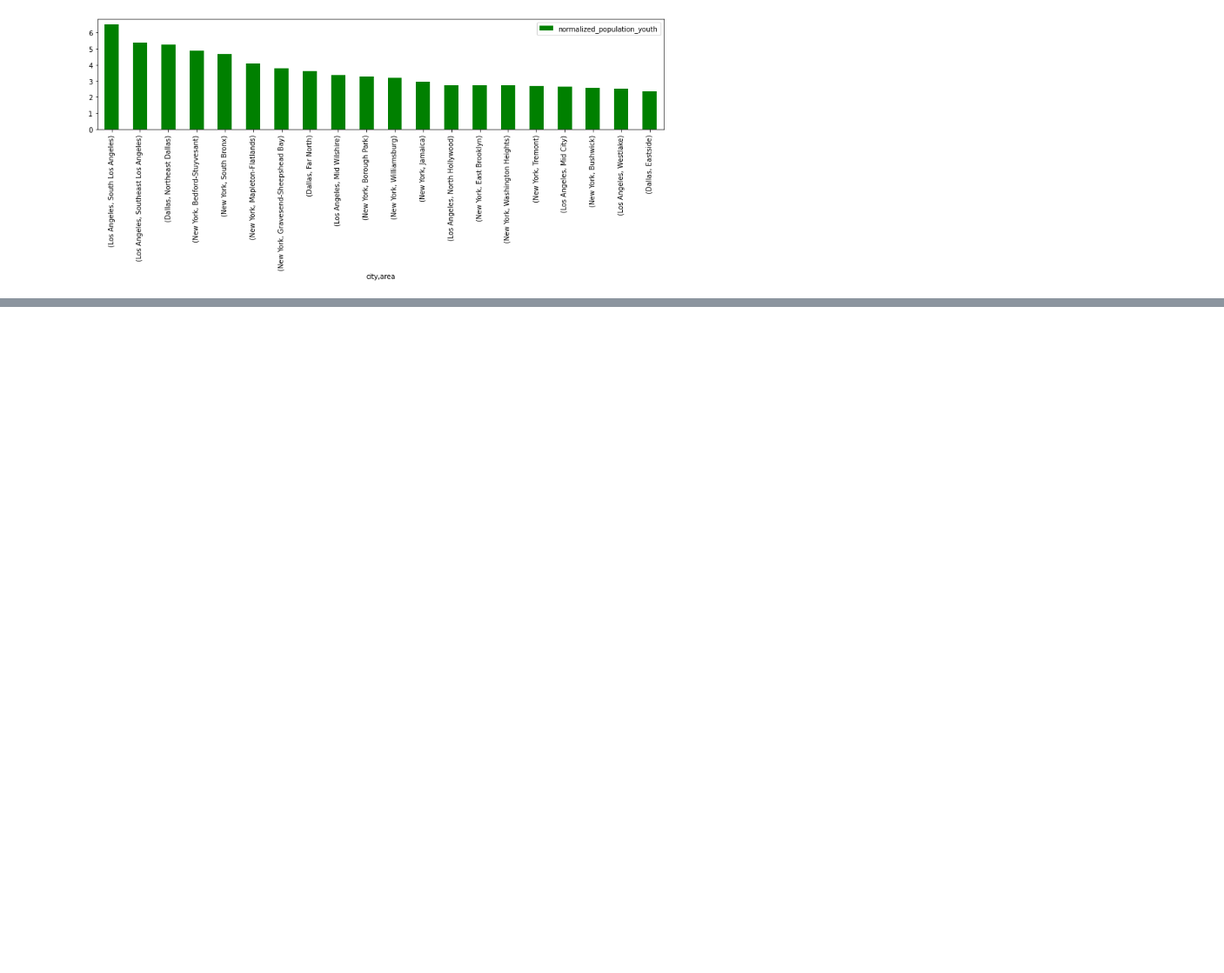
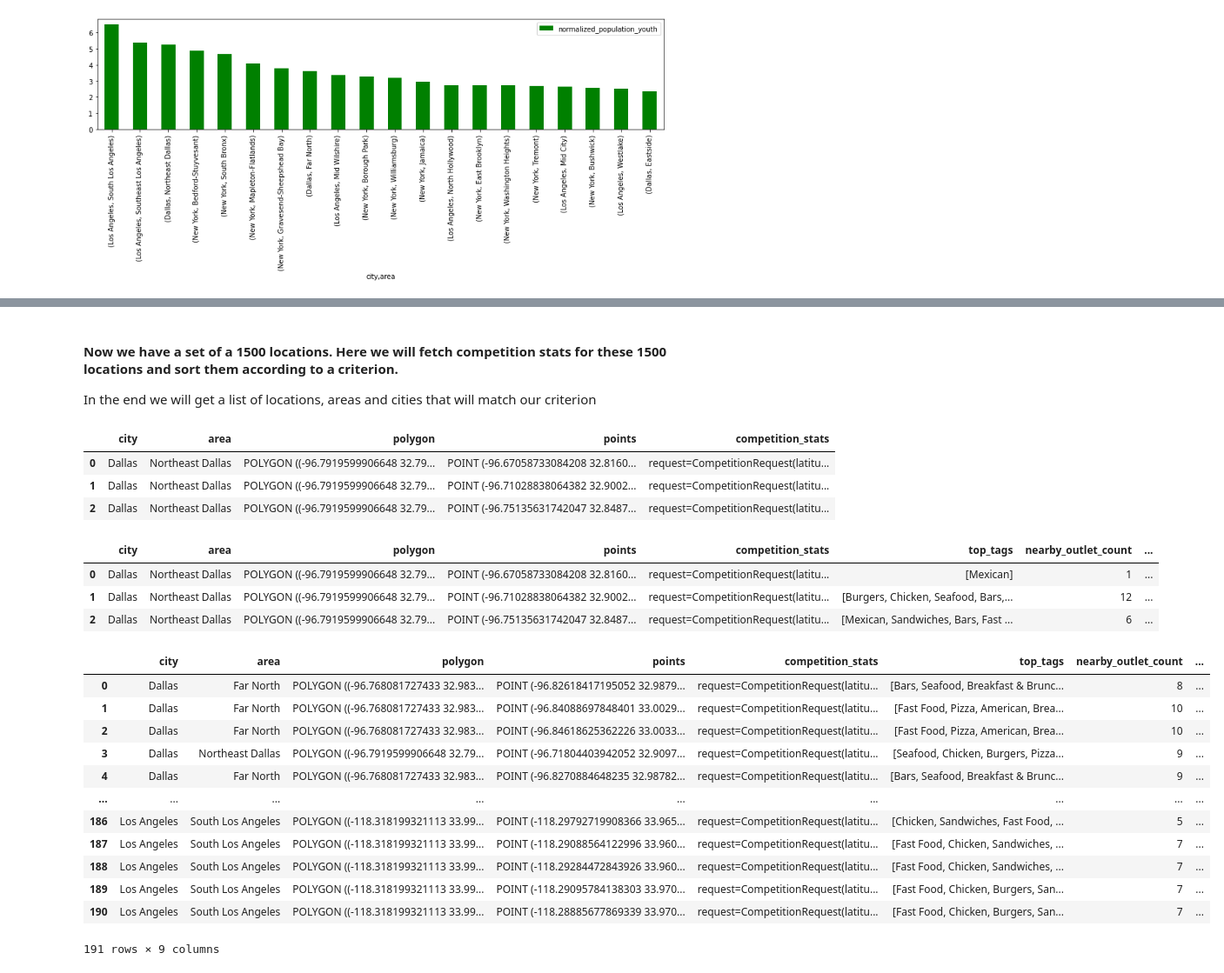
Before and after one commit to dotlas/codeventures, a Jupyter notebook: case-studies/20220815_kunal_bhatia/notebook.ipynb, the cells around one changed output, grey strips where cells are left out. Shown at 87% size. Drawn from its saved outputs; the diff is of its cells as text; code cells hidden in the pictures; blank space fills up the shorter version.

```diff
--- a/case-studies/20220815_kunal_bhatia/notebook.ipynb
+++ b/case-studies/20220815_kunal_bhatia/notebook.ipynb
@@ -295,0 +299,77 @@ df_areas = df_areas[~df_areas['tags'].apply(lambda x: 'Mexican' in x)].reset_ind
+# %% [markdown]
+#### Now we have a set of a 1500 locations. Here we will fetch competition stats for these 1500 locations and sort them according to a criterion.
+In the end we will get a list of locations, areas and cities that will match our criterion
+# %%
+df_locations = df_locations.explode('points').reset_index(drop=True)
+
+# Getting competition stats for different location points
+# Returns competition stats for a radius of 1000m around a particular location
+
+def get_competition_stats_of_area(row: pd.Series):
+    try:
+        return dot.nearby_competition(
+            row.points.y,
+            row.points.x,
+            row['city'],
+            radius_meters = 1000,
+            commercial_type="Restaurant"
+        )
+    except:
+        return np.nan
+
+df_locations['competition_stats'] = df_locations.progress_apply(get_competition_stats_of_area,axis=1)
+df_locations = df_locations.dropna().reset_index(drop=True)
+df_locations.head(3)
+# %% [output]
+|  | city | area | polygon | points | competition_stats |
+| 0 | Dallas | Northeast Dallas | POLYGON ((-96.7919599906648 32.79... | POINT (-96.67058733084208 32.8160... | request=CompetitionRequest(latitu... |
+| 1 | Dallas | Northeast Dallas | POLYGON ((-96.7919599906648 32.79... | POINT (-96.71028838064382 32.9002... | request=CompetitionRequest(latitu... |
+| 2 | Dallas | Northeast Dallas | POLYGON ((-96.7919599906648 32.79... | POINT (-96.75135631742047 32.8487... | request=CompetitionRequest(latitu... |
+# %%
+df_locations['top_tags'] = df_locations.apply(
+    lambda x: x['competition_stats'].response.data.top_occurring_categories, axis=1
+)
+df_locations['nearby_outlet_count'] = df_locations.apply(
+    lambda x: x['competition_stats'].response.insights.nearby_outlet_count, axis=1
+)
+df_locations['rating_percentile'] = df_locations.apply(
+    lambda x: x['competition_stats'].response.insights.rating_percentile, axis=1
+)
+df_locations['price_range_percentile'] = df_locations.apply(
+    lambda x: x['competition_stats'].response.insights.price_range_percentile, axis=1
+)
+df_locations.head(3)
+# %% [output]
+|  | city | area | polygon | points | competition_stats | top_tags | nearby_outlet_count | ... |
+| 0 | Dallas | Northeast Dallas | POLYGON ((-96.7919599906648 32.79... | POINT (-96.67058733084208 32.8160... | request=CompetitionRequest(latitu... | [Mexican] | 1 | ... |
+| 1 | Dallas | Northeast Dallas | POLYGON ((-96.7919599906648 32.79... | POINT (-96.71028838064382 32.9002... | request=CompetitionRequest(latitu... | [Burgers, Chicken, Seafood, Bars,... | 12 | ... |
+| 2 | Dallas | Northeast Dallas | POLYGON ((-96.7919599906648 32.79... | POINT (-96.75135631742047 32.8487... | request=CompetitionRequest(latitu... | [Mexican, Sandwiches, Bars, Fast ... | 6 | ... |
+# %%
+# Removing locations that have mexican in their top tags to avoid competition by nearby mexican restaurants
+df_locations = df_locations[~df_locations['top_tags'].apply(lambda x: 'Mexican' in x)].reset_index(drop=True)
+
+# Removing locations that have nearby_outlet_count not in between 5-15 to avoid over saturation and to avoid posh and expensive markets and malls
+# While also making sure there will be other outlets near by to capture the already-existing market
+df_locations = df_locations[df_locations['nearby_outlet_count'].between(5,15)].reset_index(drop=True)
+
+# Sorting data frame according to the rating_percentile and price_range_percentile
+df_locations = df_locations.sort_values(
+    ['rating_percentile','price_range_percentile'],
+    ascending=[False,True]
+).reset_index(drop=True)
+
+df_locations
+# %% [output]
+|  | city | area | polygon | points | competition_stats | top_tags | nearby_outlet_count | ... |
+| 0 | Dallas | Far North | POLYGON ((-96.768081727433 32.983... | POINT (-96.82618417195052 32.9879... | request=CompetitionRequest(latitu... | [Bars, Seafood, Breakfast & Brunc... | 8 | ... |
+| 1 | Dallas | Far North | POLYGON ((-96.768081727433 32.983... | POINT (-96.84088697848401 33.0029... | request=CompetitionRequest(latitu... | [Fast Food, Pizza, American, Brea... | 10 | ... |
+| 2 | Dallas | Far North | POLYGON ((-96.768081727433 32.983... | POINT (-96.84618625362226 33.0033... | request=CompetitionRequest(latitu... | [Fast Food, Pizza, American, Brea... | 10 | ... |
+| 3 | Dallas | Northeast Dallas | POLYGON ((-96.7919599906648 32.79... | POINT (-96.71804403942052 32.9097... | request=CompetitionRequest(latitu... | [Seafood, Chicken, Burgers, Pizza... | 9 | ... |
+| 4 | Dallas | Far North | POLYGON ((-96.768081727433 32.983... | POINT (-96.8270884648235 32.98782... | request=CompetitionRequest(latitu... | [Bars, Seafood, Breakfast & Brunc... | 9 | ... |
+| ... | ... | ... | ... | ... | ... | ... | ... | ... |
+| 186 | Los Angeles | South Los Angeles | POLYGON ((-118.318199321113 33.99... | POINT (-118.29792719908366 33.965... | request=CompetitionRequest(latitu... | [Chicken, Sandwiches, Fast Food, ... | 5 | ... |
+| 187 | Los Angeles | South Los Angeles | POLYGON ((-118.318199321113 33.99... | POINT (-118.29088564122996 33.960... | request=CompetitionRequest(latitu... | [Fast Food, Chicken, Sandwiches, ... | 7 | ... |
+| 188 | Los Angeles | South Los Angeles | POLYGON ((-118.318199321113 33.99... | POINT (-118.29284472843926 33.960... | request=CompetitionRequest(latitu... | [Fast Food, Chicken, Sandwiches, ... | 7 | ... |
+| 189 | Los Angeles | South Los Angeles | POLYGON ((-118.318199321113 33.99... | POINT (-118.29095784138303 33.970... | request=CompetitionRequest(latitu... | [Fast Food, Chicken, Burgers, San... | 7 | ... |
+| 190 | Los Angeles | South Los Angeles | POLYGON ((-118.318199321113 33.99... | POINT (-118.28885677869339 33.970... | request=CompetitionRequest(latitu... | [Fast Food, Chicken, Burgers, San... | 7 | ... |
+191 rows × 9 columns
```
Also changed, not shown: parts of 17 cells of this notebook, 1 other file.
